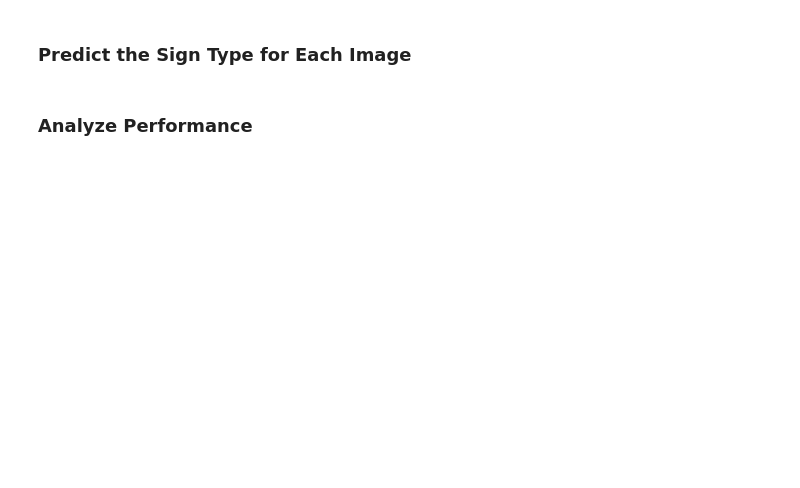
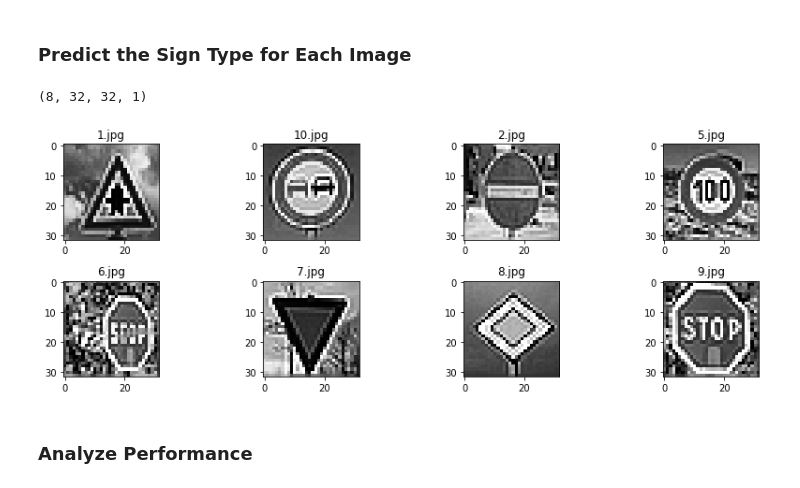
Before and after one commit to delafu/CarND-Traffic-Sign-Classifier-Project, a Jupyter notebook: Traffic_Sign_Classifier.ipynb, the cells around one changed output. Saved outputs shown, nothing was run; the diff lists cells and outputs as text; code cells hidden in the pictures; blank space fills up the shorter version.

```diff
--- a/Traffic_Sign_Classifier.ipynb
+++ b/Traffic_Sign_Classifier.ipynb
@@ -522,32 +547,35 @@ plt.tight_layout()
 # %%
 ### Run the predictions here and use the model to output the prediction for each image.
 ### Make sure to pre-process the images with the same pre-processing pipeline used earlier.
 ### Feel free to use as many code cells as needed.
 # To preprocess the images I have to resize the images to 32x32, convert to gray scale and nomalize the values
 import PIL
 from PIL import Image
 
 # resize to 32x32 and conver to gray scale and show the result
 
 fig = plt.figure()
 imgs=[]
 for i in range(len(arr)):
     a=fig.add_subplot(3,4,(i+1))
     a.set_title(arr[i])
     img = Image.open('test_images/'+arr[i])
     img = img.resize((32, 32), PIL.Image.ANTIALIAS)
     img =applySharpener(np.asarray(img))
     img_eq = exposure.equalize_hist(np.asarray(img))
-
     img=rgb2gray(img_eq)
     imgs.append(img.reshape(32,32,1))
-    plt.imshow(img)
+    plt.imshow(img,cmap='gray')
 plt.tight_layout()
 
 # normalize the images
 #X_test=(np.array(imgs)-128)/128
 X_test=np.array(imgs)
+print(X_test.shape)
 # test the network
+# %% [output]
+(8, 32, 32, 1)
+[figure, added]
 # %% [markdown]
 ### Analyze Performance
 # %%
```
Also changed, not shown: parts of 14 cells of this notebook, 5 other files.
